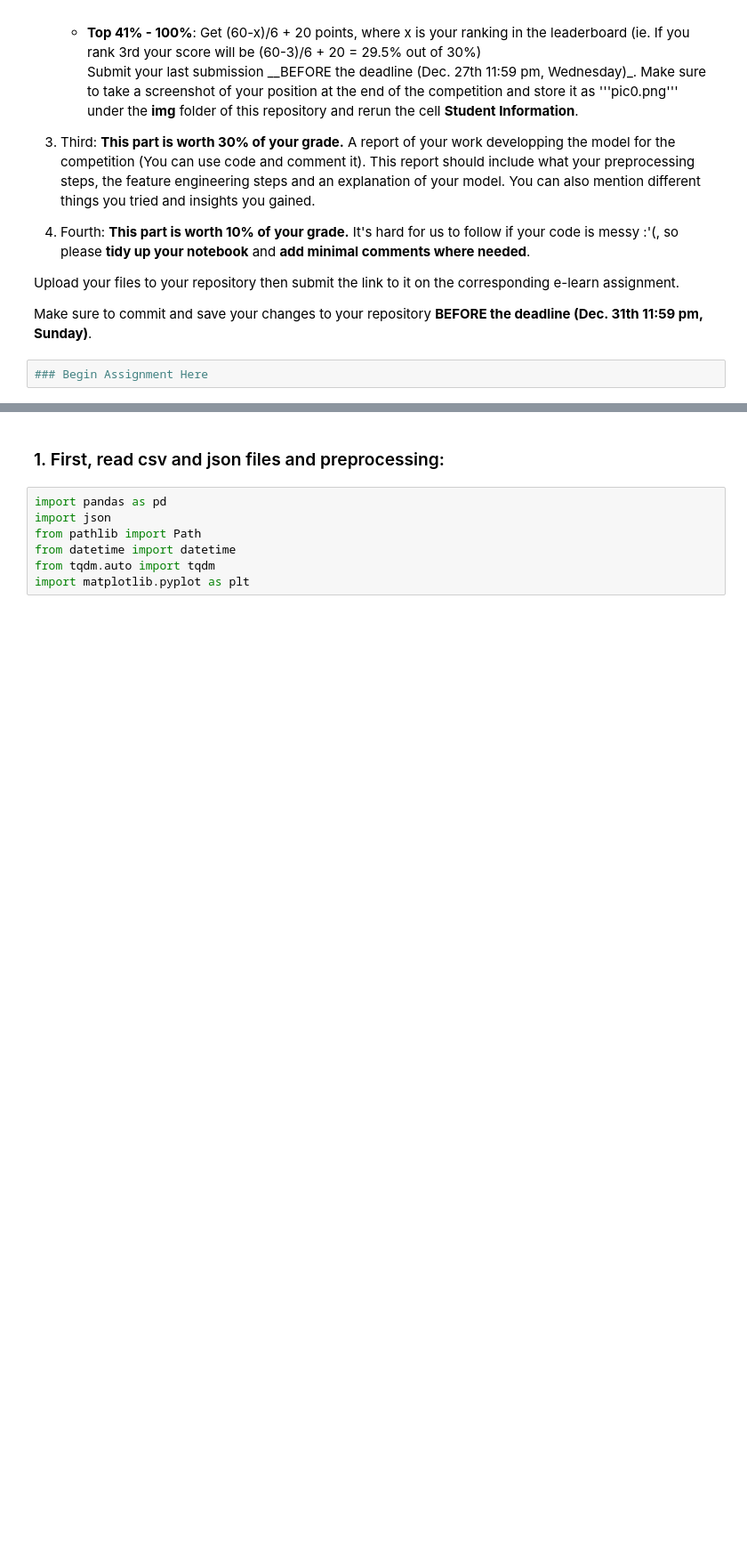
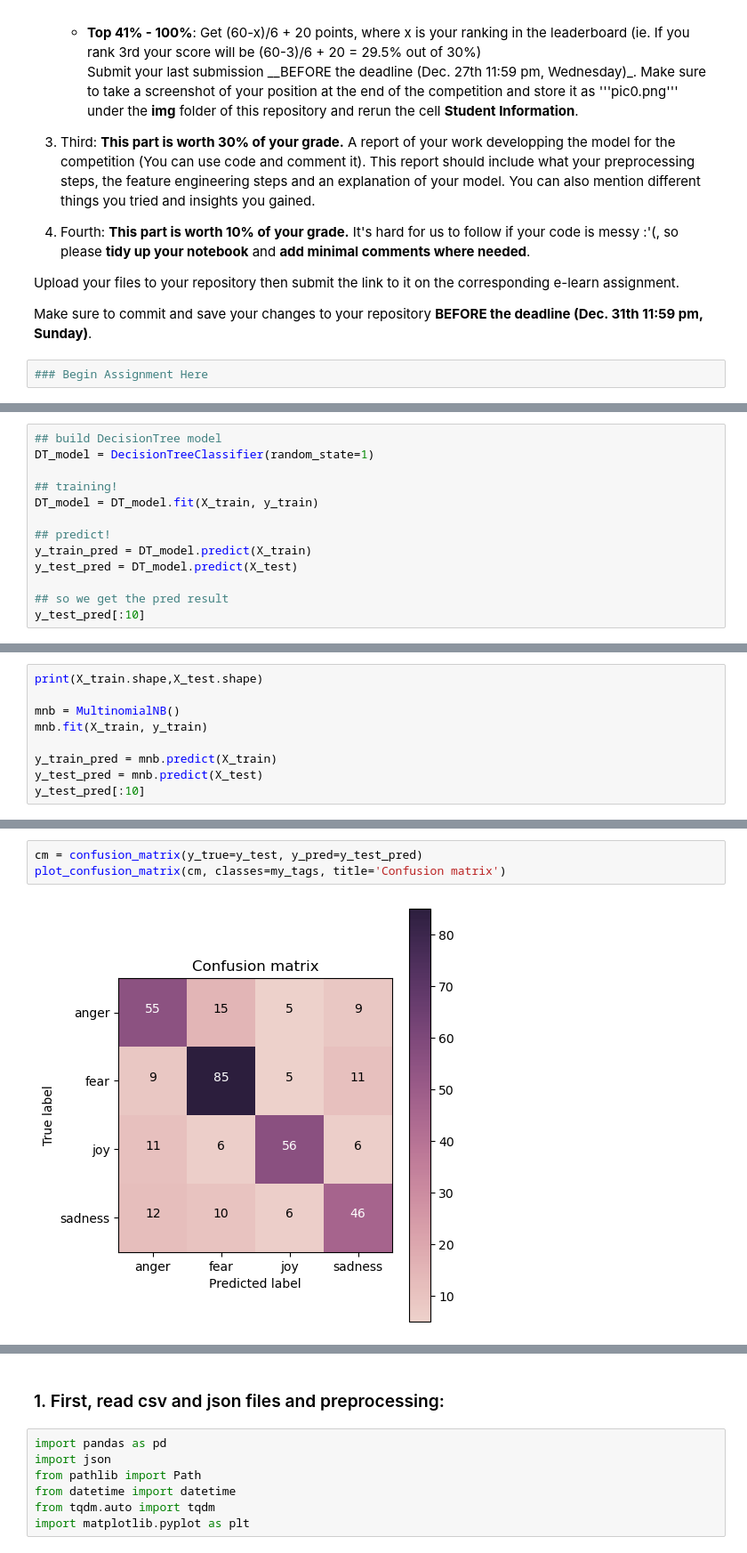
Before and after one commit to chihuahualee828/DM2023-Lab2-Master, a Jupyter notebook: Homework/DM2023-Lab2-Homework.ipynb, the cells around one changed output, grey strips where cells are left out. Shown at 89% size. Drawn from its saved outputs; the diff is of its cells as text; blank space fills up the shorter version.

```diff
--- a/Homework/DM2023-Lab2-Homework.ipynb
+++ b/Homework/DM2023-Lab2-Homework.ipynb
@@ -39,0 +244,13 @@ Make sure to commit and save your changes to your repository __BEFORE the deadli
+# %%
+## build DecisionTree model
+DT_model = DecisionTreeClassifier(random_state=1)
+
+## training!
+DT_model = DT_model.fit(X_train, y_train)
+
+## predict!
+y_train_pred = DT_model.predict(X_train)
+y_test_pred = DT_model.predict(X_test)
+
+## so we get the pred result
+y_test_pred[:10]
@@ -39,0 +349,9 @@ Make sure to commit and save your changes to your repository __BEFORE the deadli
+# %%
+print(X_train.shape,X_test.shape)
+
+mnb = MultinomialNB()
+mnb.fit(X_train, y_train)
+
+y_train_pred = mnb.predict(X_train)
+y_test_pred = mnb.predict(X_test)
+y_test_pred[:10]
@@ -39,0 +371,5 @@ Make sure to commit and save your changes to your repository __BEFORE the deadli
+# %%
+cm = confusion_matrix(y_true=y_test, y_pred=y_test_pred)
+plot_confusion_matrix(cm, classes=my_tags, title='Confusion matrix')
+# %% [output]
+[figure, added]
```
Also changed, not shown: parts of 56 cells of this notebook.
